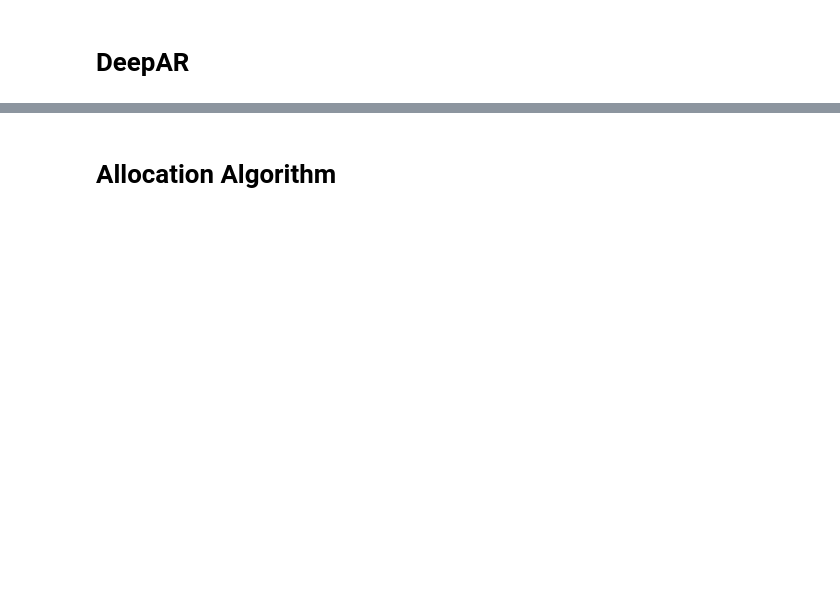
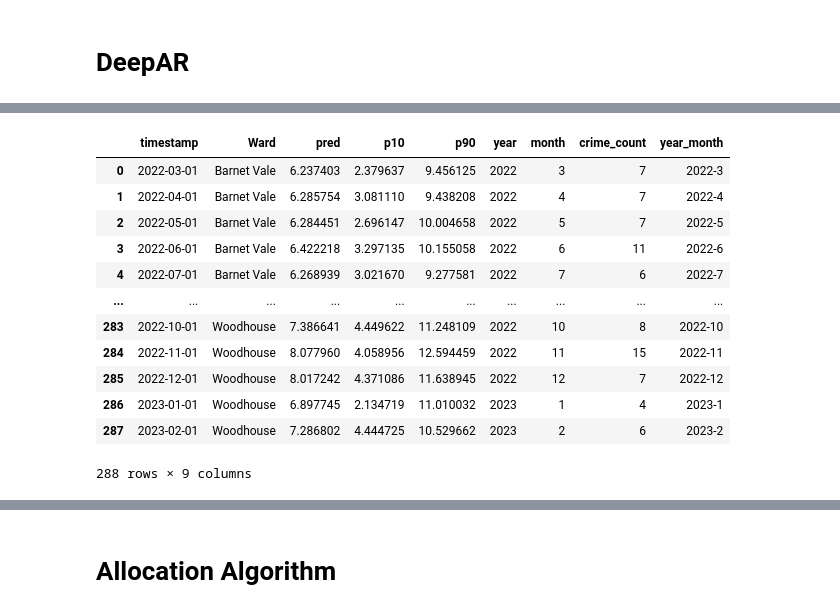
Before and after one commit to sarpakar/JBG050-Group-3, a Jupyter notebook: Models.ipynb, the cells around one changed output, grey strips where cells are left out. Saved outputs shown, nothing was run; the diff lists cells and outputs as text; code cells hidden in the pictures; blank space fills up the shorter version.

```diff
--- a/Models.ipynb
+++ b/Models.ipynb
@@ -406,3 +428,19 @@ all_preds = all_preds.merge(val, on=['timestamp', 'Ward'], how='left')
+# %%
+all_preds
+# %% [output]
+|  | timestamp | Ward | pred | p10 | p90 | year | month | crime_count | year_month |
+| 0 | 2022-03-01 | Barnet Vale | 6.237403 | 2.379637 | 9.456125 | 2022 | 3 | 7 | 2022-3 |
+| 1 | 2022-04-01 | Barnet Vale | 6.285754 | 3.081110 | 9.438208 | 2022 | 4 | 7 | 2022-4 |
+| 2 | 2022-05-01 | Barnet Vale | 6.284451 | 2.696147 | 10.004658 | 2022 | 5 | 7 | 2022-5 |
+| 3 | 2022-06-01 | Barnet Vale | 6.422218 | 3.297135 | 10.155058 | 2022 | 6 | 11 | 2022-6 |
+| 4 | 2022-07-01 | Barnet Vale | 6.268939 | 3.021670 | 9.277581 | 2022 | 7 | 6 | 2022-7 |
+| ... | ... | ... | ... | ... | ... | ... | ... | ... | ... |
+| 283 | 2022-10-01 | Woodhouse | 7.386641 | 4.449622 | 11.248109 | 2022 | 10 | 8 | 2022-10 |
+| 284 | 2022-11-01 | Woodhouse | 8.077960 | 4.058956 | 12.594459 | 2022 | 11 | 15 | 2022-11 |
+| 285 | 2022-12-01 | Woodhouse | 8.017242 | 4.371086 | 11.638945 | 2022 | 12 | 7 | 2022-12 |
+| 286 | 2023-01-01 | Woodhouse | 6.897745 | 2.134719 | 11.010032 | 2023 | 1 | 4 | 2023-1 |
+| 287 | 2023-02-01 | Woodhouse | 7.286802 | 4.444725 | 10.529662 | 2023 | 2 | 6 | 2023-2 |
+288 rows × 9 columns
 # %%
 wmape(all_preds['crime_count'], all_preds['pred'])
 # %% [output]
```
Also changed, not shown: parts of 19 cells of this notebook.
